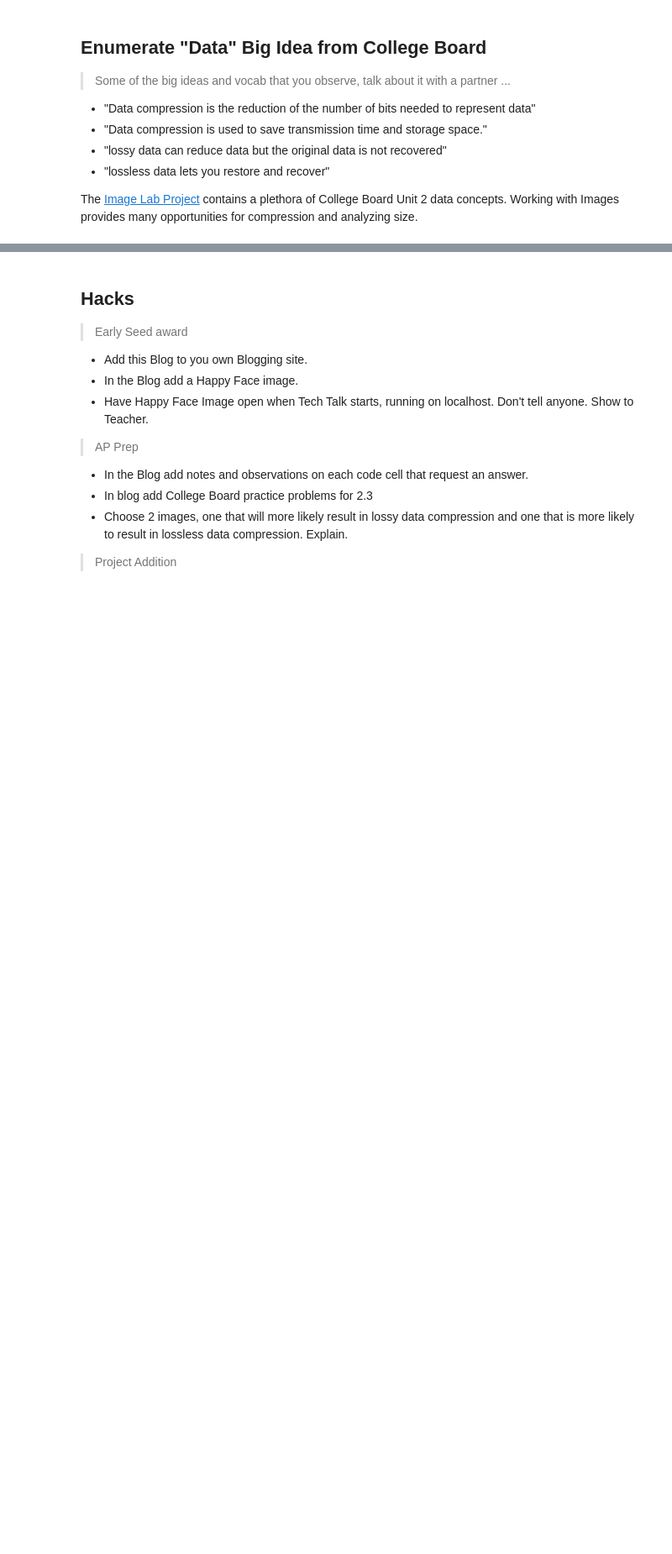
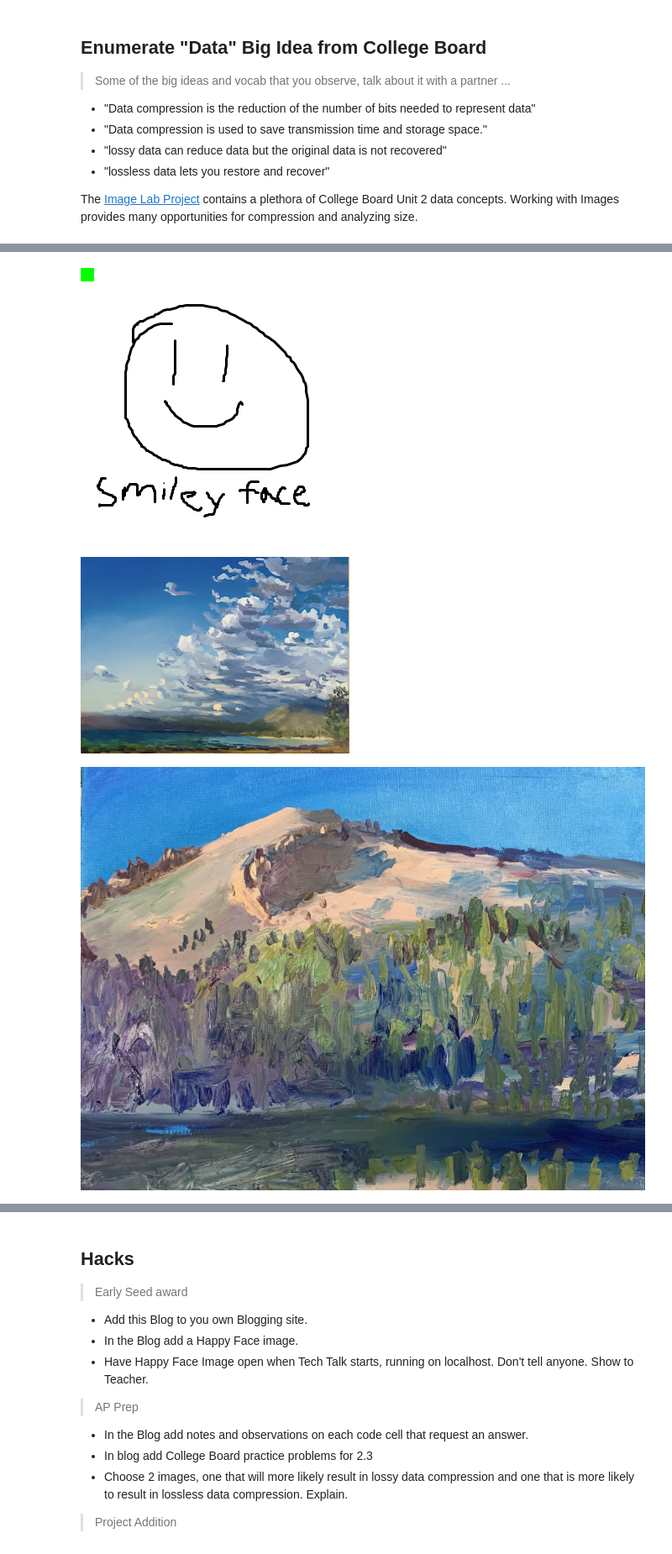
Before and after one commit to SAnd353/Blog, a Jupyter notebook: _notebooks/2023-03-07-AP-unit2-2.ipynb, the cells around one changed output, grey strips where cells are left out. Shown at 84% size. Drawn from its saved outputs; the diff is of its cells as text; code cells hidden in the pictures; blank space fills up the shorter version.

```diff
--- a/_notebooks/2023-03-07-AP-unit2-2.ipynb
+++ b/_notebooks/2023-03-07-AP-unit2-2.ipynb
@@ -48,34 +57,41 @@ Provide what you observed, struggled with, or leaned while playing with this cod
 # %%
 
 from IPython.display import Image, display
 from pathlib import Path  # https://medium.com/@ageitgey/python-3-quick-tip-the-easy-way-to-deal-with-file-paths-on-windows-mac-and-linux-11a072b58d5f
 
 # prepares a series of images
 def image_data(path=Path("images/"), images=None):  # path of static images is defaulted
     if images is None:  # default image
         images = [
             {'source': "Peter Carolin", 'label': "Clouds Impression", 'file': "clouds-impression.png"},
-            {'source': "Peter Carolin", 'label': "Lassen Volcano", 'file': "lassen-volcano.jpg"}
+            {'source': "Peter Carolin", 'label': "Lassen Volcano", 'file': "lassen-volcano.jpg"},
         ]
     for image in images:
         # File to open
         image['filename'] = path / image['file']  # file with path
     return images
 
 def image_display(images):
     for image in images:
         display(Image(filename=image['filename']))
 
 
 # Run this as standalone tester to see sample data printed in Jupyter terminal
 if __name__ == "__main__":
     # print parameter supplied image
     green_square = image_data(images=[{'source': "Internet", 'label': "Green Square", 'file': "green-square-16.png"}])
+    smiley_face = image_data(images=[{'source': 'me', 'label': "smiley face", 'file': "smileyfaceforseedpoint.png"}])
     image_display(green_square)
+    image_display(smiley_face)
 
     # display default images from image_data()
     default_images = image_data()
     image_display(default_images)
+# %% [output]
+[figure, added]
+[figure, added]
+[figure, added]
+[figure, added]
 # %% [markdown]
 ## Reading and Encoding Images (2 implementations follow)
 
```
Also changed, not shown: parts of 8 cells of this notebook.
